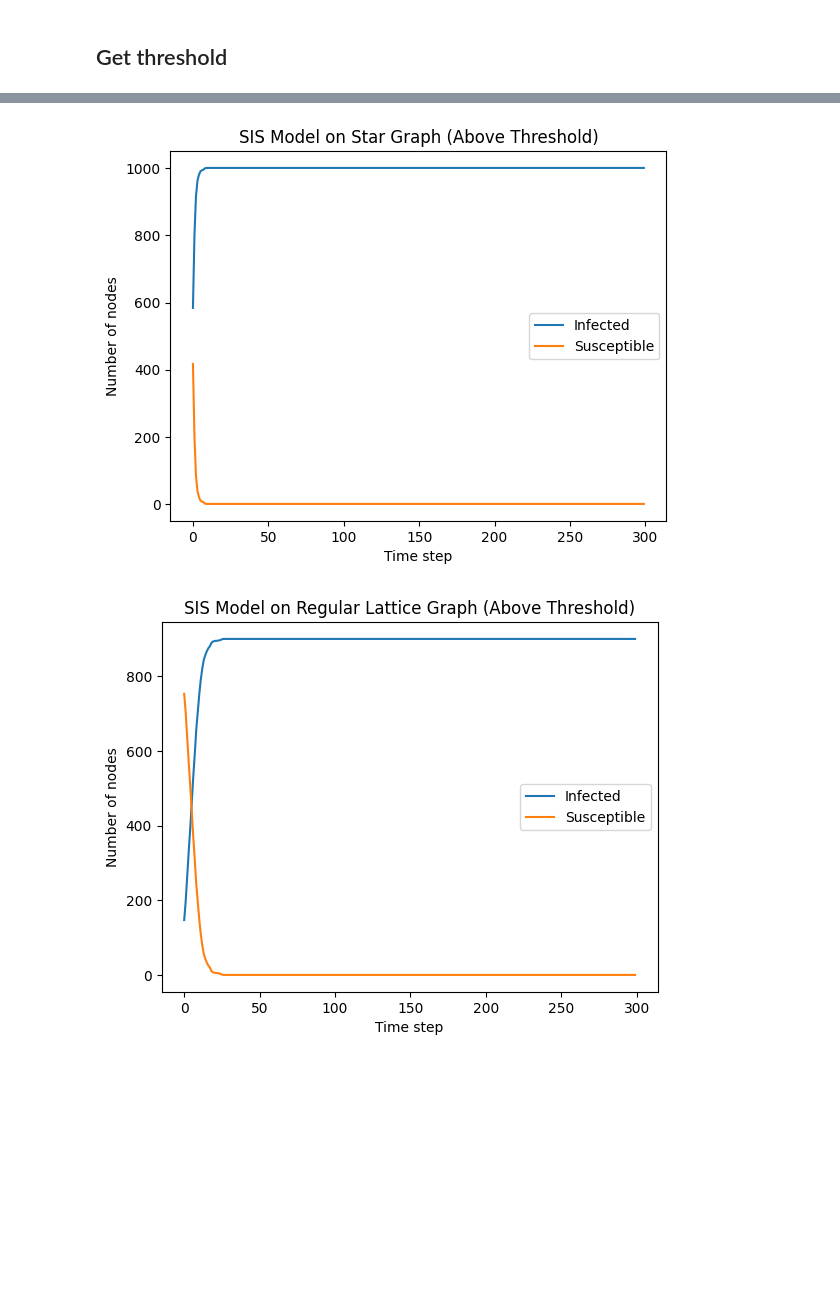
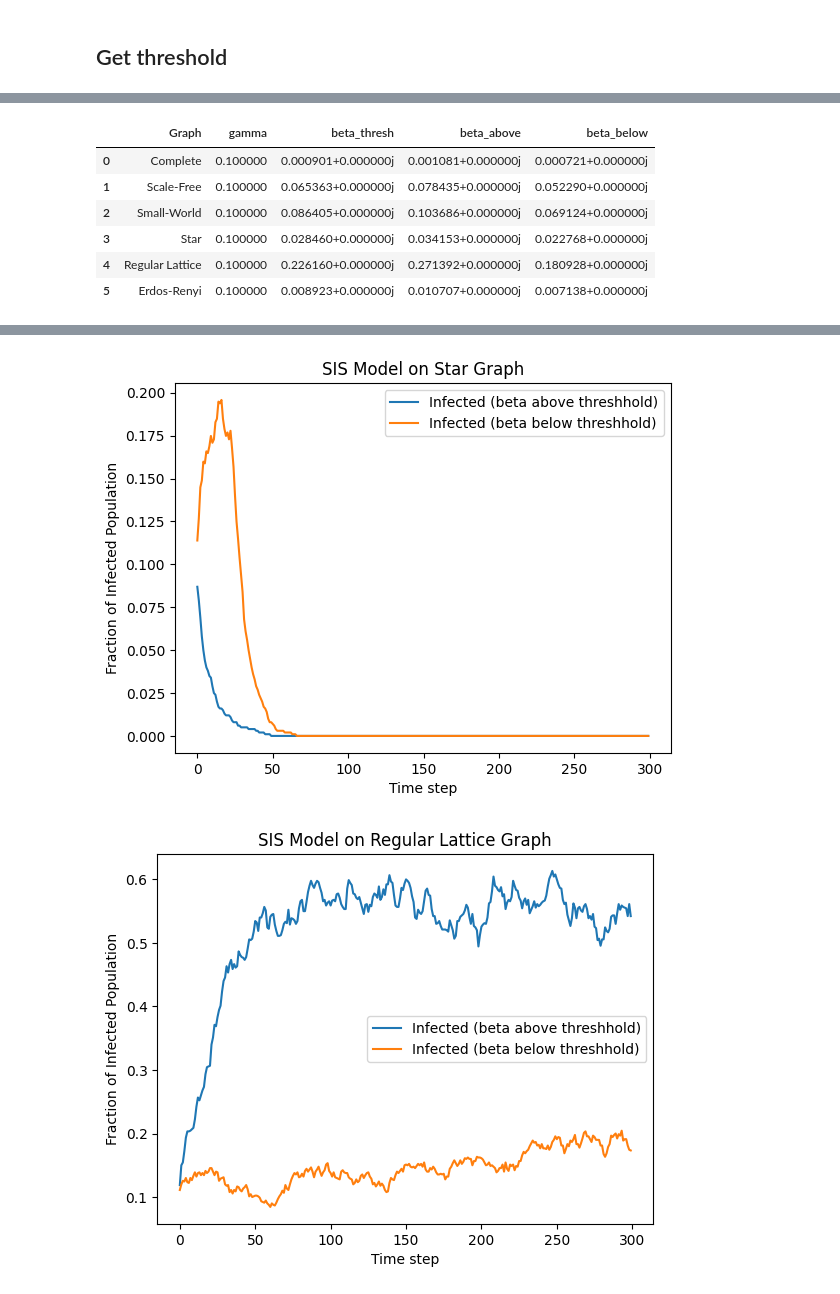
Before and after one commit to hectobreak/CSN7-Epidemic, a Jupyter notebook: src/solution.ipynb, the cells around one changed output, grey strips where cells are left out. Saved outputs shown, nothing was run; the diff lists cells and outputs as text; code cells hidden in the pictures; blank space fills up the shorter version.

```diff
--- a/src/solution.ipynb
+++ b/src/solution.ipynb
@@ -5,6 +5,10 @@ import networkx as nx
 import numpy as np
 import matplotlib.pyplot as plt
 import random
+import pandas as pd
+
+pd.options.display.float_format = '{:,.6f}'.format
+np.set_printoptions(suppress=True)
 # %% [markdown]
 ## SIS MODEL SIMULATION
 # %%
@@ -134,29 +129,33 @@ def find_threshold_beta(G, gamma):
     beta = (1 - gamma) / max_eigenvalue
     return beta
 # %%
+rows = []
 for i, G in enumerate(graphs):
-    beta = 0.2
+
+    df = pd.DataFrame(rows, columns=['Graph', 'Eigenvalues', 'Max Eigenvalue'])
+    gamma = 0.1
+    epsilon = 0.2
     # Compute the threshold
-    threshold = find_threshold_gamma(G, beta)
+    beta_threshold = find_threshold_beta(G, gamma)
+    beta_slightly_above = min(1,beta_threshold*(1+epsilon))
+    beta_slightly_below = max(0,beta_threshold*(1-epsilon))
     # Simulate the SIS model with beta and gamma slightly above the threshold
-    infected, susceptible = sis_model(G, threshold+0.1*threshold, beta, num_iterations=300, infected_percent=0.1)
+    infected, susceptible = sis_model(G, gamma, beta_slightly_above, num_iterations=300, infected_percent=gamma)
+	  # Simulate the SIS model with beta and gamma slightly below the threshold
+    infected2, susceptible2 = sis_model(G, gamma, beta_slightly_below, num_iterations=300, infected_percent=gamma)
     plt.figure()
-    plt.plot(infected, label='Infected')
-    plt.plot(susceptible, label='Susceptible')
-    plt.title(f'SIS Model on {graphs_names[i]} Graph (Above Threshold)')
+    plt.plot([x/len(G) for x in infected], label='Infected (beta above threshhold)')
+    plt.plot([x/len(G) for x in infected2], label='Infected (beta below threshhold)')
+    plt.title(f'SIS Model on {graphs_names[i]} Graph')
     plt.xlabel('Time step')
-    plt.ylabel('Number of nodes')
+    plt.ylabel('Fraction of Infected Population')
     plt.legend()
 
-    # Simulate the SIS model with beta and gamma slightly below the threshold
-    infected, susceptible = sis_model(G, threshold-0.1*threshold, beta, num_iterations=300, infected_percent=0.1)
-    plt.figure()
-    plt.plot(infected, label='Infected')
-    plt.plot(susceptible, label='Susceptible')
-    plt.title(f'SIS Model on {graphs_names[i]} Graph (Below Threshold)')
-    plt.xlabel('Time step')
-    plt.ylabel('Number of nodes')
-    plt.legend()
+    row = {'Graph': graphs_names[i], 'gamma': gamma, 'beta_thresh': beta_threshold, 'beta_above': beta_slightly_above, 'beta_below': beta_slightly_below}
+    rows.append(row)
+
+df = pd.DataFrame(rows, columns=['Graph', 'gamma', 'beta_thresh','beta_above','beta_below'])
+df
 # %% [output]
 since Python 3.9 and will be removed in a subsequent version.
   infected = set(random.sample(susceptible, num_infected))
@@ -162,0 +172,7 @@ since Python 3.9 and will be removed in a subsequent version.
+|  | Graph | gamma | beta_thresh | beta_above | beta_below |
+| 0 | Complete | 0.100000 | 0.000901+0.000000j | 0.001081+0.000000j | 0.000721+0.000000j |
+| 1 | Scale-Free | 0.100000 | 0.065363+0.000000j | 0.078435+0.000000j | 0.052290+0.000000j |
+| 2 | Small-World | 0.100000 | 0.086405+0.000000j | 0.103686+0.000000j | 0.069124+0.000000j |
+| 3 | Star | 0.100000 | 0.028460+0.000000j | 0.034153+0.000000j | 0.022768+0.000000j |
+| 4 | Regular Lattice | 0.100000 | 0.226160+0.000000j | 0.271392+0.000000j | 0.180928+0.000000j |
+| 5 | Erdos-Renyi | 0.100000 | 0.008923+0.000000j | 0.010707+0.000000j | 0.007138+0.000000j |
@@ -166,2 +182,2 @@ since Python 3.9 and will be removed in a subsequent version.
-[figure, old version]
+[figure, new version]
-[figure, old version]
+[figure, new version]
```
Also changed, not shown: parts of 4 cells of this notebook, 8 other files.
